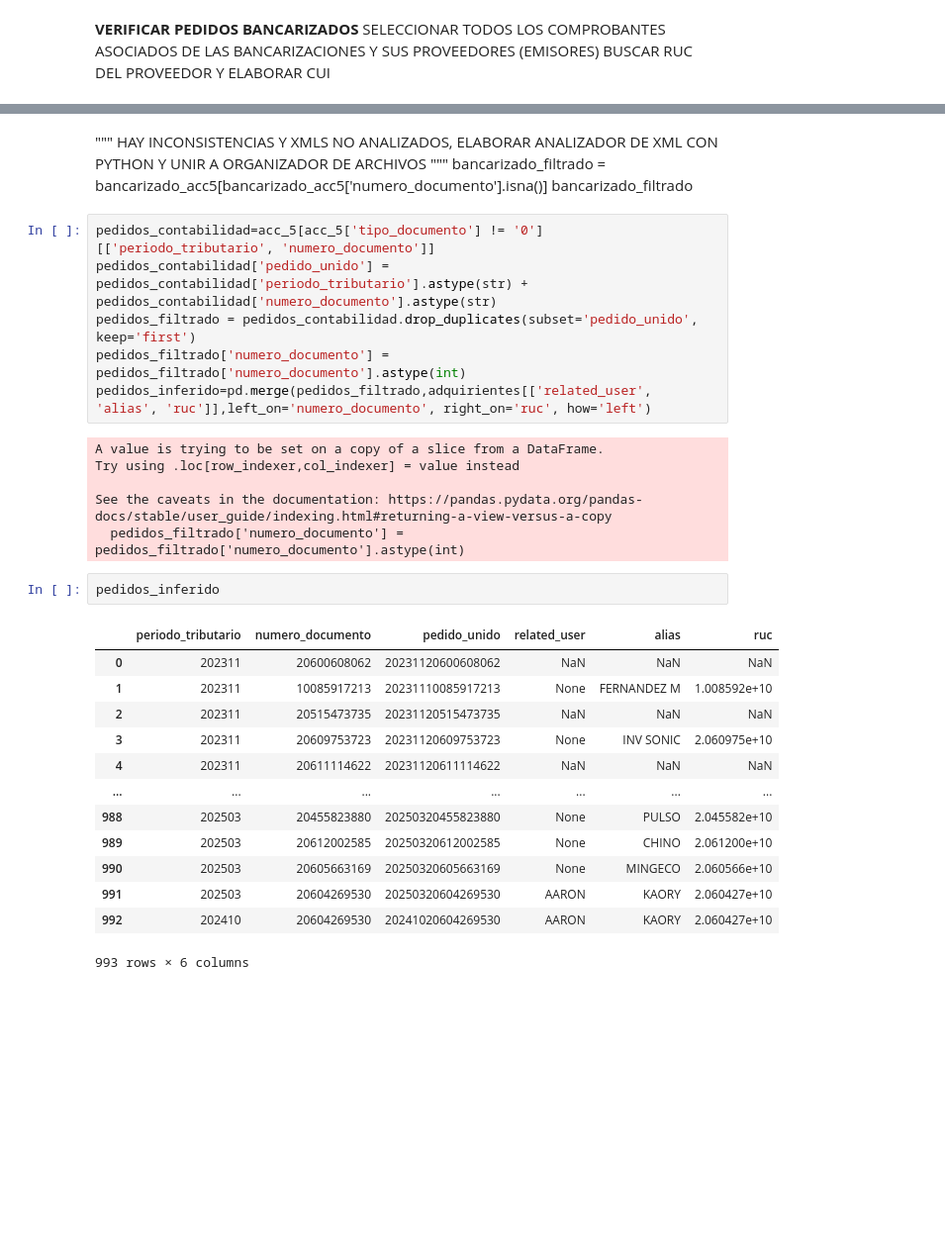
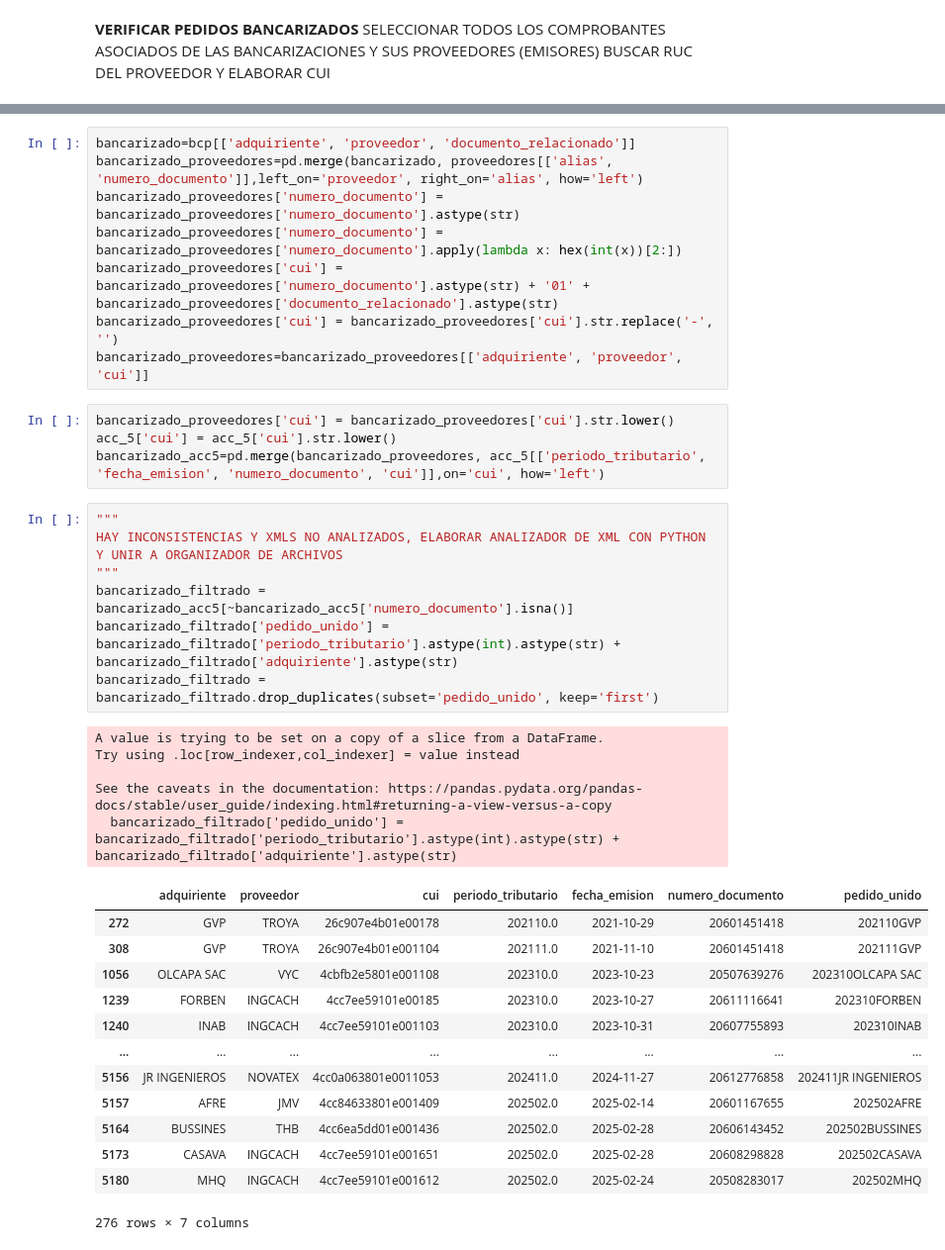
Before and after one commit to Raknaros/pytest, a Jupyter notebook: MetaFacturacion.ipynb, the cells around one changed output, grey strips where cells are left out. Shown at 99% size. Saved outputs shown, nothing was run; the diff lists cells and outputs as text; blank space fills up the shorter version.

Commit message:
Pedidos y facturas rdy

```diff
--- a/MetaFacturacion.ipynb
+++ b/MetaFacturacion.ipynb
@@ -186,34 +174,38 @@ bancarizado_acc5=pd.merge(bancarizado_proveedores, acc_5[['periodo_tributario',
-# %% [markdown]
-"""
-HAY INCONSISTENCIAS Y XMLS NO ANALIZADOS, ELABORAR ANALIZADOR DE XML CON PYTHON Y UNIR A ORGANIZADOR DE ARCHIVOS
-"""
-bancarizado_filtrado = bancarizado_acc5[bancarizado_acc5['numero_documento'].isna()]
-bancarizado_filtrado
-# %%
-pedidos_contabilidad=acc_5[acc_5['tipo_documento'] != '0'][['periodo_tributario', 'numero_documento']]
-pedidos_contabilidad['pedido_unido'] = pedidos_contabilidad['periodo_tributario'].astype(str) + pedidos_contabilidad['numero_documento'].astype(str)
-pedidos_filtrado = pedidos_contabilidad.drop_duplicates(subset='pedido_unido', keep='first')
-pedidos_filtrado['numero_documento'] = pedidos_filtrado['numero_documento'].astype(int)
-pedidos_inferido=pd.merge(pedidos_filtrado,adquirientes[['related_user', 'alias', 'ruc']],left_on='numero_documento', right_on='ruc', how='left')
-# %% [output]
-A value is trying to be set on a copy of a slice from a DataFrame.
-Try using .loc[row_indexer,col_indexer] = value instead
-
-See the caveats in the documentation: https://pandas.pydata.org/pandas-docs/stable/user_guide/indexing.html#returning-a-view-versus-a-copy
-  pedidos_filtrado['numero_documento'] = pedidos_filtrado['numero_documento'].astype(int)
-# %%
-pedidos_inferido
-# %% [output]
-|  | periodo_tributario | numero_documento | pedido_unido | related_user | alias | ruc |
-| 0 | 202311 | 20600608062 | 20231120600608062 | NaN | NaN | NaN |
-| 1 | 202311 | 10085917213 | 20231110085917213 | None | FERNANDEZ M | 1.008592e+10 |
-| 2 | 202311 | 20515473735 | 20231120515473735 | NaN | NaN | NaN |
-| 3 | 202311 | 20609753723 | 20231120609753723 | None | INV SONIC | 2.060975e+10 |
-| 4 | 202311 | 20611114622 | 20231120611114622 | NaN | NaN | NaN |
-| ... | ... | ... | ... | ... | ... | ... |
-| 988 | 202503 | 20455823880 | 20250320455823880 | None | PULSO | 2.045582e+10 |
-| 989 | 202503 | 20612002585 | 20250320612002585 | None | CHINO | 2.061200e+10 |
-| 990 | 202503 | 20605663169 | 20250320605663169 | None | MINGECO | 2.060566e+10 |
-| 991 | 202503 | 20604269530 | 20250320604269530 | AARON | KAORY | 2.060427e+10 |
-| 992 | 202410 | 20604269530 | 20241020604269530 | AARON | KAORY | 2.060427e+10 |
-993 rows × 6 columns
+# %%
+bancarizado=bcp[['adquiriente', 'proveedor', 'documento_relacionado']]
+bancarizado_proveedores=pd.merge(bancarizado, proveedores[['alias', 'numero_documento']],left_on='proveedor', right_on='alias', how='left')
+bancarizado_proveedores['numero_documento'] = bancarizado_proveedores['numero_documento'].astype(str)
+bancarizado_proveedores['numero_documento'] = bancarizado_proveedores['numero_documento'].apply(lambda x: hex(int(x))[2:])
+bancarizado_proveedores['cui'] = bancarizado_proveedores['numero_documento'].astype(str) + '01' + bancarizado_proveedores['documento_relacionado'].astype(str)
+bancarizado_proveedores['cui'] = bancarizado_proveedores['cui'].str.replace('-', '')
+bancarizado_proveedores=bancarizado_proveedores[['adquiriente', 'proveedor', 'cui']]
+# %%
+bancarizado_proveedores['cui'] = bancarizado_proveedores['cui'].str.lower()
+acc_5['cui'] = acc_5['cui'].str.lower()
+bancarizado_acc5=pd.merge(bancarizado_proveedores, acc_5[['periodo_tributario', 'fecha_emision', 'numero_documento', 'cui']],on='cui', how='left')
+# %%
+"""
+HAY INCONSISTENCIAS Y XMLS NO ANALIZADOS, ELABORAR ANALIZADOR DE XML CON PYTHON Y UNIR A ORGANIZADOR DE ARCHIVOS
+"""
+bancarizado_filtrado = bancarizado_acc5[~bancarizado_acc5['numero_documento'].isna()]
+bancarizado_filtrado['pedido_unido'] = bancarizado_filtrado['periodo_tributario'].astype(int).astype(str) + bancarizado_filtrado['adquiriente'].astype(str)
+bancarizado_filtrado = bancarizado_filtrado.drop_duplicates(subset='pedido_unido', keep='first')
+# %% [output]
+A value is trying to be set on a copy of a slice from a DataFrame.
+Try using .loc[row_indexer,col_indexer] = value instead
+
+See the caveats in the documentation: https://pandas.pydata.org/pandas-docs/stable/user_guide/indexing.html#returning-a-view-versus-a-copy
+  bancarizado_filtrado['pedido_unido'] = bancarizado_filtrado['periodo_tributario'].astype(int).astype(str) + bancarizado_filtrado['adquiriente'].astype(str)
+|  | adquiriente | proveedor | cui | periodo_tributario | fecha_emision | numero_documento | pedido_unido |
+| 272 | GVP | TROYA | 26c907e4b01e00178 | 202110.0 | 2021-10-29 | 20601451418 | 202110GVP |
+| 308 | GVP | TROYA | 26c907e4b01e001104 | 202111.0 | 2021-11-10 | 20601451418 | 202111GVP |
+| 1056 | OLCAPA SAC | VYC | 4cbfb2e5801e001108 | 202310.0 | 2023-10-23 | 20507639276 | 202310OLCAPA SAC |
+| 1239 | FORBEN | INGCACH | 4cc7ee59101e00185 | 202310.0 | 2023-10-27 | 20611116641 | 202310FORBEN |
+| 1240 | INAB | INGCACH | 4cc7ee59101e001103 | 202310.0 | 2023-10-31 | 20607755893 | 202310INAB |
+| ... | ... | ... | ... | ... | ... | ... | ... |
+| 5156 | JR INGENIEROS | NOVATEX | 4cc0a063801e0011053 | 202411.0 | 2024-11-27 | 20612776858 | 202411JR INGENIEROS |
+| 5157 | AFRE | JMV | 4cc84633801e001409 | 202502.0 | 2025-02-14 | 20601167655 | 202502AFRE |
+| 5164 | BUSSINES | THB | 4cc6ea5dd01e001436 | 202502.0 | 2025-02-28 | 20606143452 | 202502BUSSINES |
+| 5173 | CASAVA | INGCACH | 4cc7ee59101e001651 | 202502.0 | 2025-02-28 | 20608298828 | 202502CASAVA |
+| 5180 | MHQ | INGCACH | 4cc7ee59101e001612 | 202502.0 | 2025-02-24 | 20508283017 | 202502MHQ |
+276 rows × 7 columns
```
Also changed, not shown: parts of 4 cells of this notebook.
